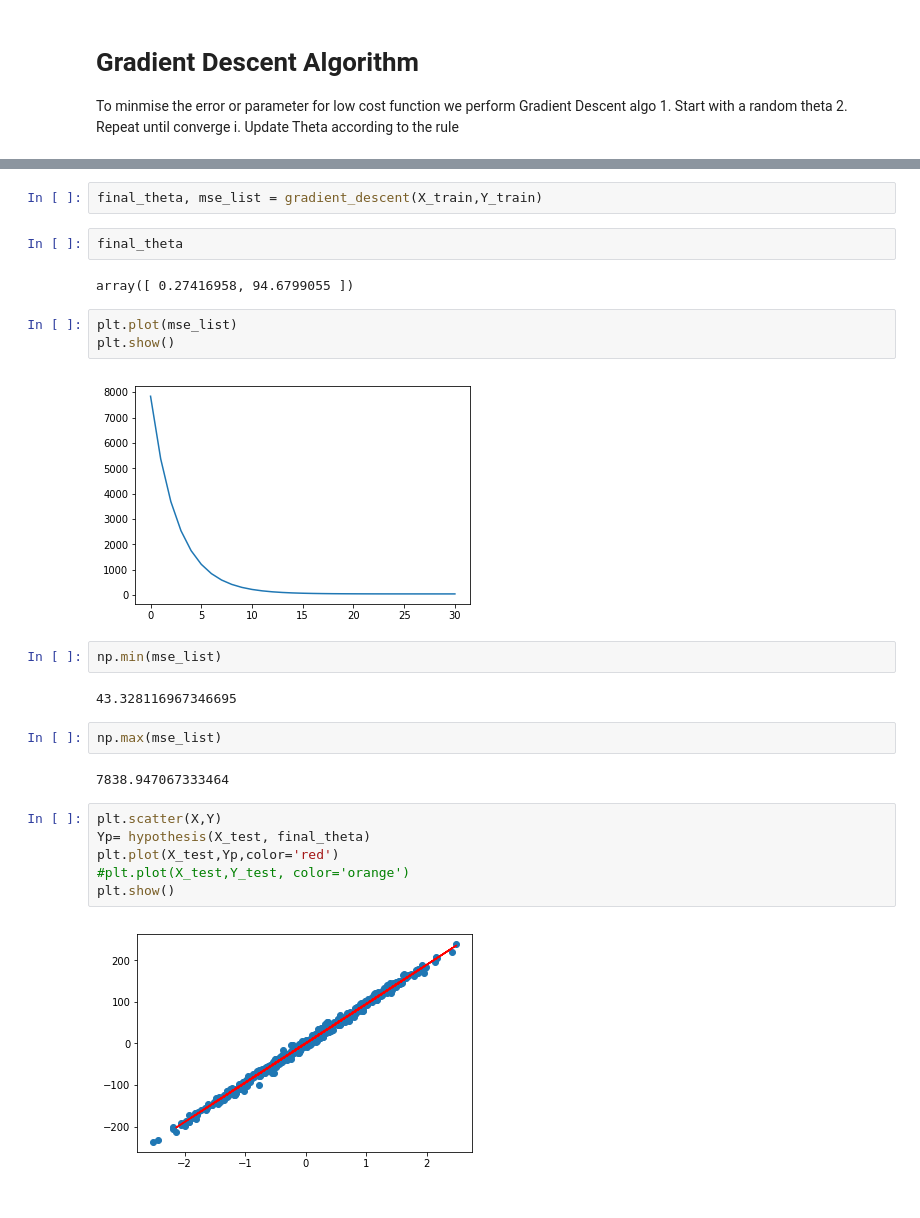
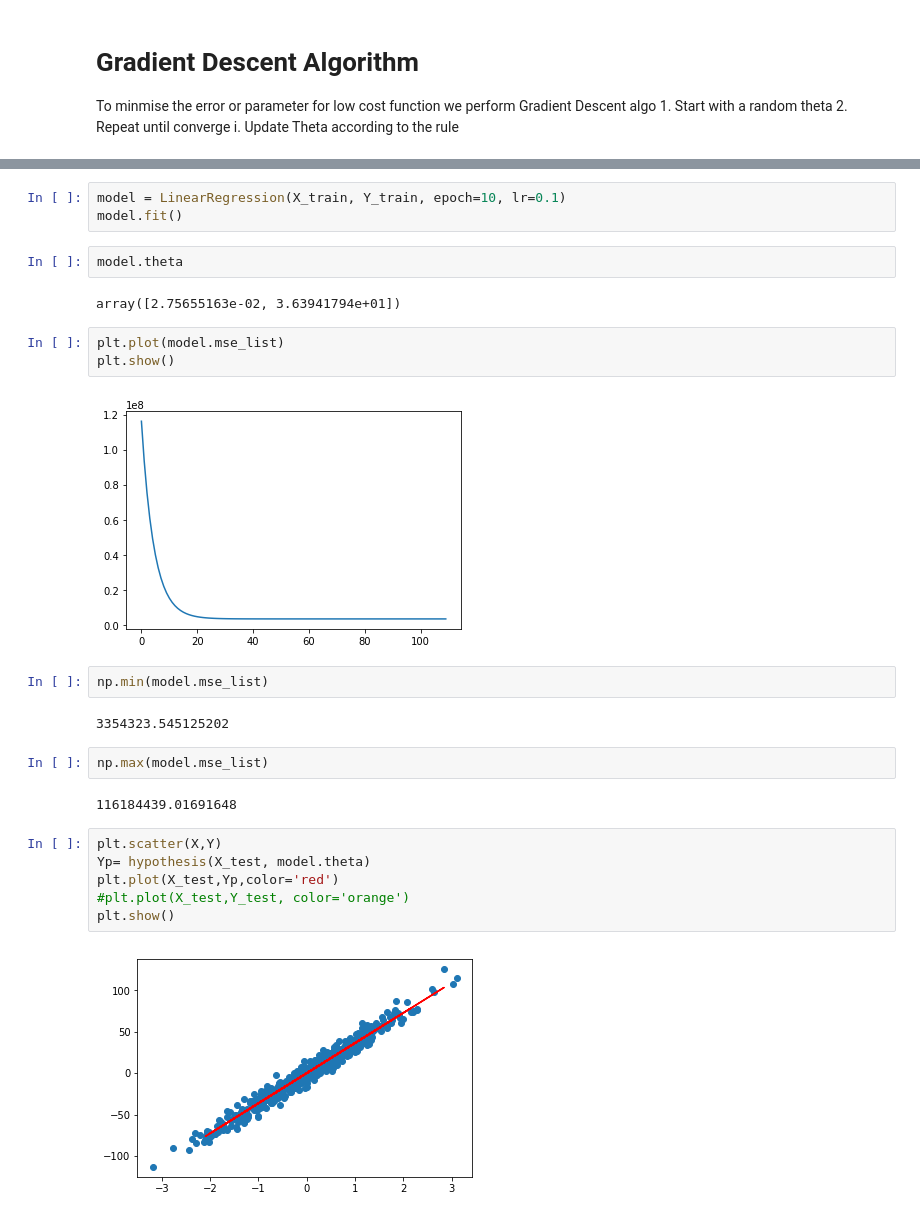
Before and after one commit to vijaykumar79/Data-Science-Python, a Jupyter notebook: CB/Regression/Linear Regression.ipynb, the cells around one changed output, grey strips where cells are left out. Saved outputs shown, nothing was run; the diff lists cells and outputs as text.

```diff
--- a/CB/Regression/Linear Regression.ipynb
+++ b/CB/Regression/Linear Regression.ipynb
@@ -94,30 +108,31 @@ def gradient_descent(X,Y,max_itr=30,lr=0.1):
-# %%
-final_theta, mse_list = gradient_descent(X_train,Y_train)
-# %%
-final_theta
-# %% [output]
-array([ 0.27416958, 94.6799055 ])
+# %%
+model = LinearRegression(X_train, Y_train, epoch=10, lr=0.1)
+model.fit()
+# %%
+model.theta
+# %% [output]
+array([2.75655163e-02, 3.63941794e+01])
 # %%
-plt.plot(mse_list)
+plt.plot(model.mse_list)
 plt.show()
 # %% [output]
-[figure, old version]
+[figure, new version]
 # %%
-np.min(mse_list)
+np.min(model.mse_list)
 # %% [output]
-43.328116967346695
+3354323.545125202
 # %%
-np.max(mse_list)
+np.max(model.mse_list)
 # %% [output]
-7838.947067333464
+116184439.01691648
 # %%
 plt.scatter(X,Y)
-Yp= hypothesis(X_test, final_theta)
+Yp= hypothesis(X_test, model.theta)
 plt.plot(X_test,Yp,color='red')
 #plt.plot(X_test,Y_test, color='orange')
 plt.show()
 # %% [output]
-[figure, old version]
+[figure, new version]
 # %%
 Yp[1]
 # %% [output]
```
Also changed, not shown: parts of 7 cells of this notebook.
